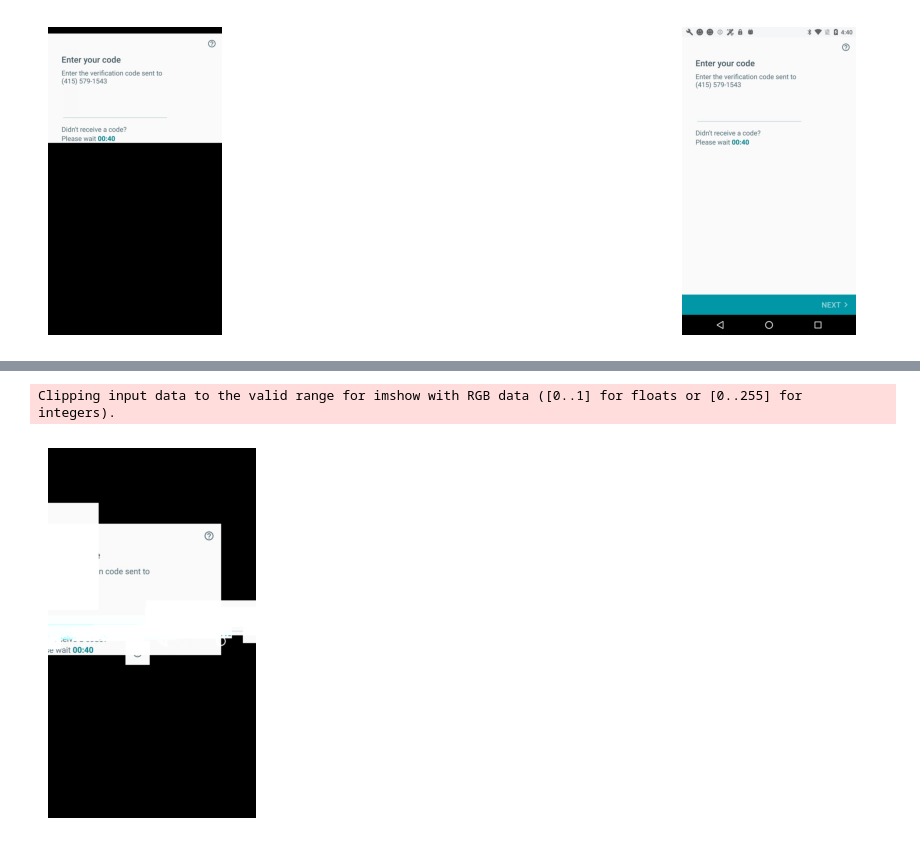
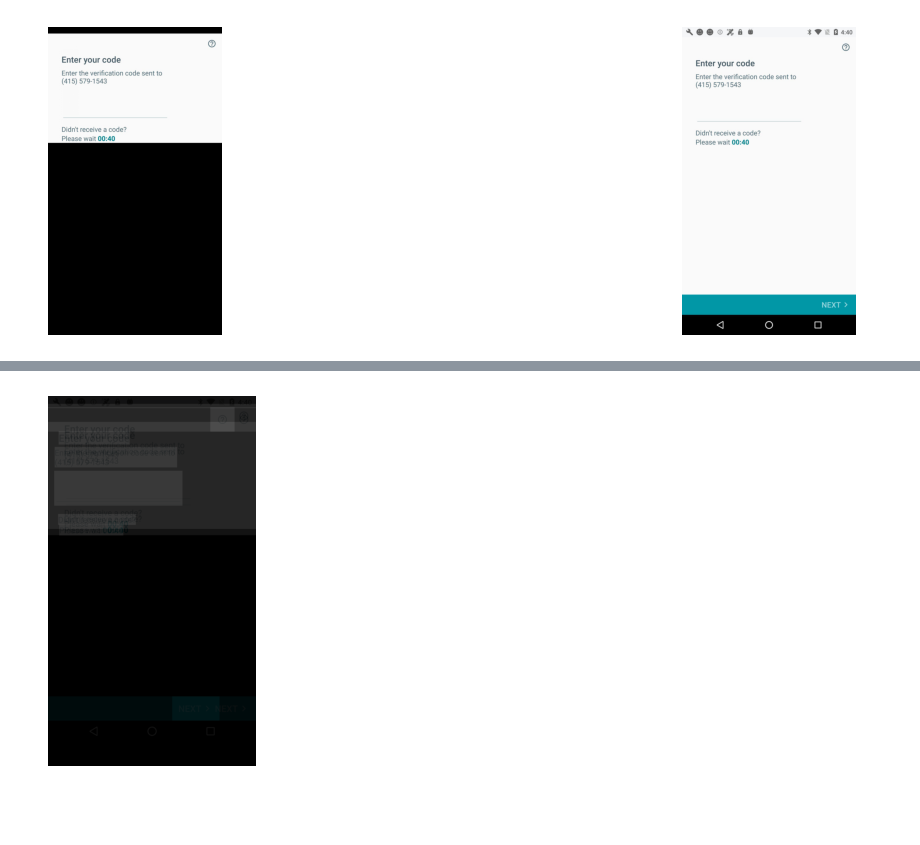
Before and after one commit to mowoe/bachelorthesis, a Jupyter notebook: MultipleSegmentsInGradientDescentStep02.ipynb, the cells around one changed output, grey strips where cells are left out. Cells and saved outputs as stored; diff of their text form; code cells hidden in the pictures; blank space fills up the shorter version.

```diff
--- a/MultipleSegmentsInGradientDescentStep02.ipynb
+++ b/MultipleSegmentsInGradientDescentStep02.ipynb
@@ -81,7 +73,7 @@ Lets take a look at all of the segments:
 fig = plt.figure(figsize=(15, 4))
 for n in range(13):
     fig.add_subplot(2, 7, n+1)
-    plt.imshow(reduced_segments[n])
+    plt.imshow(reduced_segments[n][0])
 # %% [output]
 [figure]
 # %% [markdown]
@@ -121,13 +113,13 @@ def calculate_initial_theta(segment, canvas_size, original_position):
 # %% [markdown]
 We can now apply this function to the first segment in the UI and check if it matches the position in the original UI:
 # %%
-theta = calculate_initial_theta(segment(im,image_json)[0][1],im.size,segment(im,image_json)[1][1])
+theta = calculate_initial_theta(segment(im,image_json)[1][0],im.size,segment(im,image_json)[1][1])
 # %%
 # Do the affine transformation for first segment
 theta_tensor = torch.as_tensor(theta)[None]
 canvas_size = (1,3,im.size[1],im.size[0])
 grid = F.affine_grid(theta_tensor, canvas_size).type(torch.FloatTensor)
-x = F.grid_sample(transform(segment(im,image_json)[0][1]).unsqueeze(0), grid)
+x = F.grid_sample(transform(segment(im,image_json)[1][0]).unsqueeze(0), grid)
 
 # Display first transformed segment and original UI
 fig = plt.figure(figsize=(15, 4))
@@ -151,21 +143,30 @@ transform = transforms.Compose([transforms.ToTensor()])
 
 
 class MultiSegmentUIOptimizer(torch.nn.Module):
-    def __init__(self,segments: list, original_image_size: tuple):
+    def __init__(self,segments_and_positions: list, original_image_size: tuple):
         super().__init__()
-        init_vector = -5 * torch.rand(len(segments),2) + 2.5 # https://stackoverflow.com/questions/65617507/how-to-create-a-tensor-of-given-shape-and-interval
-        self.coordinates = torch.nn.Parameter(init_vector) # 2 floats per segment, for grid_location_x and grid_location_y
         self.original_image_size = original_image_size
-        self.segments = segments
+        self.segments_and_positions = segments_and_positions
         self.canvas_size = (1,3,original_image_size[1],original_image_size[0])
         print(f"Canvas size is {self.canvas_size}")
 
+        initial_vector = []
+        for segment,position in segments_and_positions:
+            initial_theta = calculate_initial_theta(segment,original_image_size,position)
+            initial_vector.append([initial_theta[0][2],initial_theta[1][2]])
+
+        self.coordinates = torch.nn.Parameter(torch.tensor(initial_vector))
+        print(self.coordinates)
+        #init_vector = -5 * torch.rand(len(segments),2) + 2.5 # https://stackoverflow.com/questions/65617507/how-to-create-a-tensor-of-given-shape-and-interval
+        #self.coordinates = torch.nn.Parameter(init_vector) # 2 floats per segment, for grid_location_x and grid_location_y
+
+
     def forward(self):
         segments_on_canvas = []
-        for n in range(len(self.segments)):
+        for n in range(len(self.segments_and_positions)):
             # We need to calculate the proper ratios, to artificially warp the segment on to a bigger canvas without distorting it (see notebook 01)
-            x_ratio = self.original_image_size[0] / self.segments[n].size[0]
-            y_ratio = self.original_image_size[1] / self.segments[n].size[1]
+            x_ratio = self.original_image_size[0] / self.segments_and_positions[n][0].size[0]
+            y_ratio = self.original_image_size[1] / self.segments_and_positions[n][0].size[1]
             # Affine matrix
             ########### WILL BREAK GRADIENT! ###########
             theta = [
@@ -177,8 +178,14 @@ class MultiSegmentUIOptimizer(torch.nn.Module):
 
             # Generate flow field
             grid = F.affine_grid(theta_tensor, self.canvas_size).type(torch.FloatTensor)
-            x = F.grid_sample(transform(self.segments[n]).unsqueeze(0), grid)
+            x = F.grid_sample(transform(self.segments_and_positions[n][0]).unsqueeze(0), grid)
             segments_on_canvas.append(x)
+
+
+            canvas_sum = torch.stack(segments_on_canvas).mean(dim=0)[0].permute(1, 2, 0).detach()
+            plt.imshow(canvas_sum)
+            plt.axis('off')
+            plt.show()
         return segments_on_canvas
 # %%
 msUIo = MultiSegmentUIOptimizer(reduced_segments, im.size)
@@ -189,8 +224,7 @@ canvasses = msUIo()
 # %%
-canvas_sum = torch.stack(canvasses).sum(dim=0)[0].permute(1, 2, 0).detach()
+canvas_sum = torch.stack(canvasses).mean(dim=0)[0].permute(1, 2, 0).detach()
 plt.imshow(canvas_sum)
 plt.axis('off')
 plt.show()
 # %% [output]
-Clipping input data to the valid range for imshow with RGB data ([0..1] for floats or [0..255] for integers).
-[figure, old version]
+[figure, new version]
```
Also changed, not shown: parts of 8 cells of this notebook, 2 other files.
